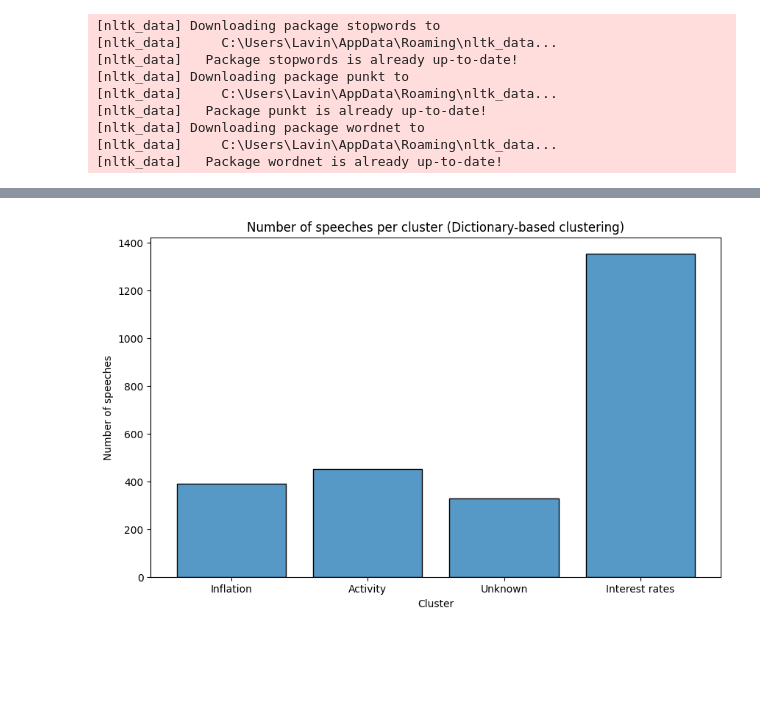
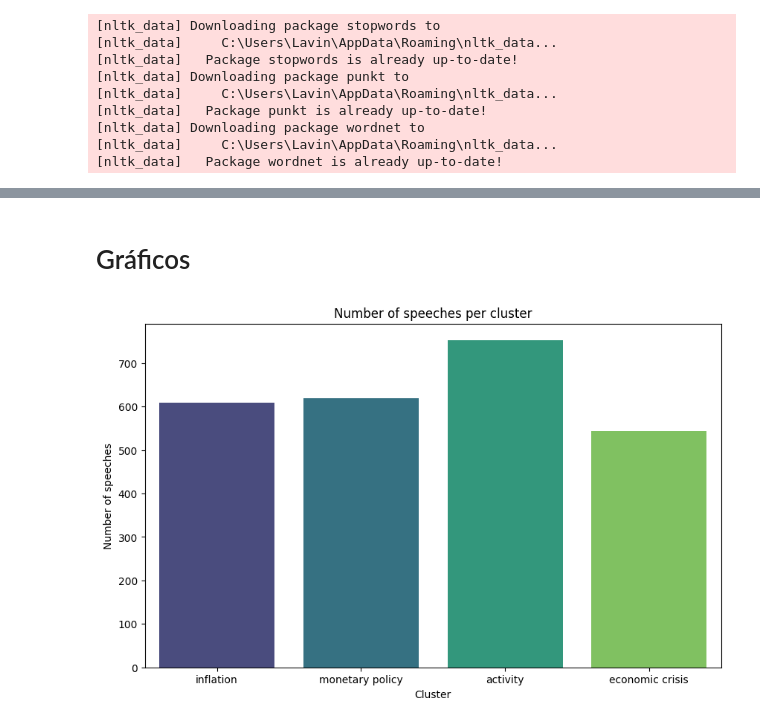
Before and after one commit to LaviniaSD/NPL---SPX, a Jupyter notebook: topic_analisys.ipynb, the cells around one changed output, grey strips where cells are left out. Saved outputs shown, nothing was run; the diff lists cells and outputs as text; code cells hidden in the pictures; blank space fills up the shorter version.

```diff
--- a/topic_analisys.ipynb
+++ b/topic_analisys.ipynb
@@ -62,10 +65,8 @@ data['sentences'] = sentences_list
 nltk.download('stopwords')
 nltk.download('punkt')
 nltk.download('wordnet')
-from nltk.corpus import stopwords
-from nltk.tokenize import word_tokenize
-from nltk.stem import WordNetLemmatizer
 stop_words = set(stopwords.words('english'))
+stop_words.update(['also', 'ha'])
 lemmatizer = WordNetLemmatizer()
 def preprocess_text(text):
     text = re.sub(r'[^\w\s]', '', text, re.UNICODE)
@@ -122,7 +123,7 @@ def KMeans_clustering(X,data,num_clusters):
     for i in range(num_clusters):
         print(f"Cluster {i}:")
         corpus = new_df[new_df['cluster'] == i]['sentences'].apply(lambda x: ' '.join(x))
-        common_words = get_top_n_words(corpus, 10)
+        common_words = get_top_n_words(corpus, 20)
         print(common_words,'\n')
     return new_df
 # %%
@@ -138,0 +142,4 @@ Cluster 2:
+# %%
+data_kmeans_4 = KMeans_clustering(X,data,4)
+# Save the data
+data_kmeans_4.to_excel('data_kmeans_4.xlsx',index=False)
@@ -139,5 +158,7 @@ Cluster 2:
 # %%
-# Cluster 0 seems to be about interest rates
-# Cluster 1 seems to be about inflation
-# Cluster 2 seems to be about Activity
-data_kmeans['cluster'] = data_kmeans['cluster'].replace({0: 'Interest rates', 1: 'Inflation', 2: 'Activity'})
+# Cluster 0 seems to be about activity
+# Cluster 1 seems to be the about monetary policy
+# Cluster 2 seems to be about inflation
+# Cluster 3 seems to be about economic crisis
+# Rename the clusters
+data_kmeans_4['cluster'] = data_kmeans_4['cluster'].replace({0: 'activity', 1: 'monetary policy', 2: 'inflation', 3: 'economic crisis'})
@@ -247,10 +190,12 @@ data_dict['cluster'] = data_dict['cluster'].replace({0: 'Interest rates', 1: 'In
+# %% [markdown]
+# Gráficos
 # %%
 # Histogram of the clusters
 plt.figure(figsize=(10, 6))
-sns.histplot(data_dict['cluster'], discrete=True, shrink=0.8)
-plt.title('Number of speeches per cluster (Dictionary-based clustering)')
+sns.countplot(data=data_kmeans_4, x='cluster', palette='viridis')
+plt.title('Number of speeches per cluster')
 plt.xlabel('Cluster')
 plt.ylabel('Number of speeches')
 plt.show()
 # %% [output]
-[figure, old version]
+[figure, new version]
```
Also changed, not shown: parts of 17 cells of this notebook.
